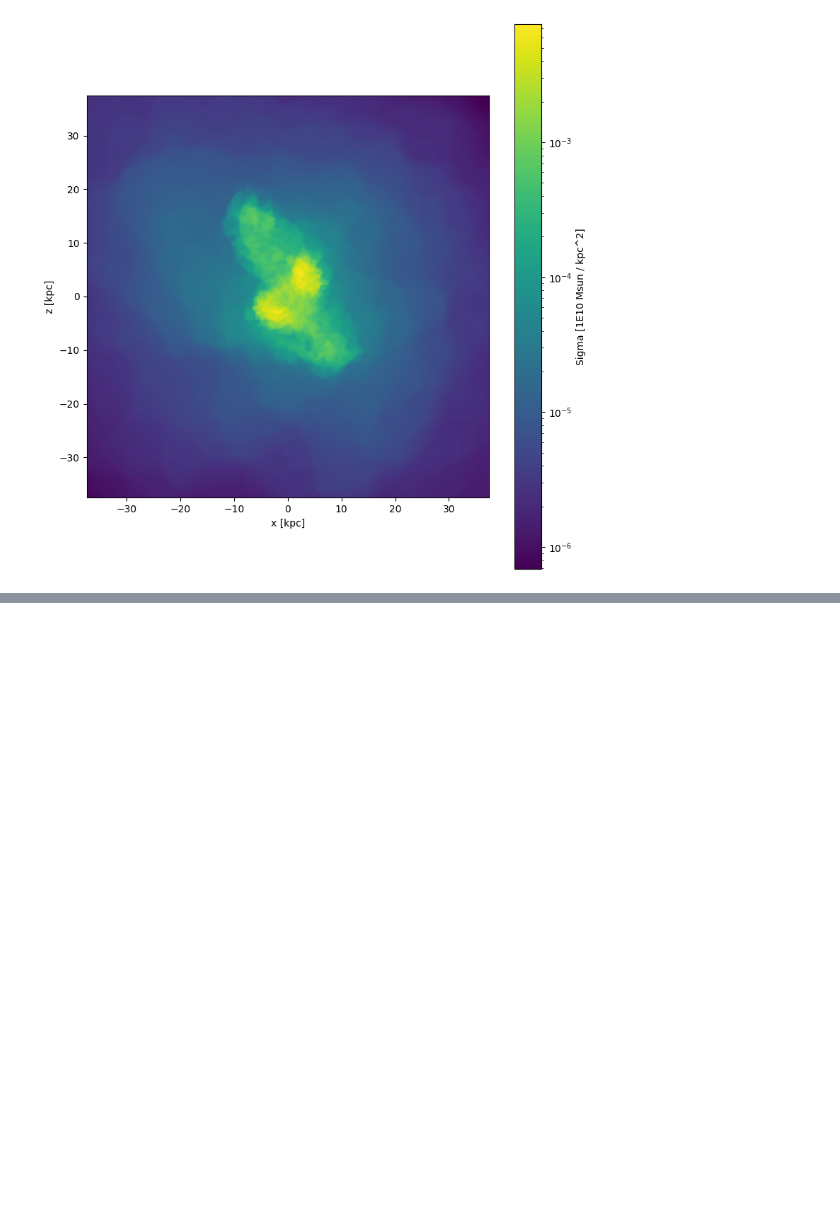
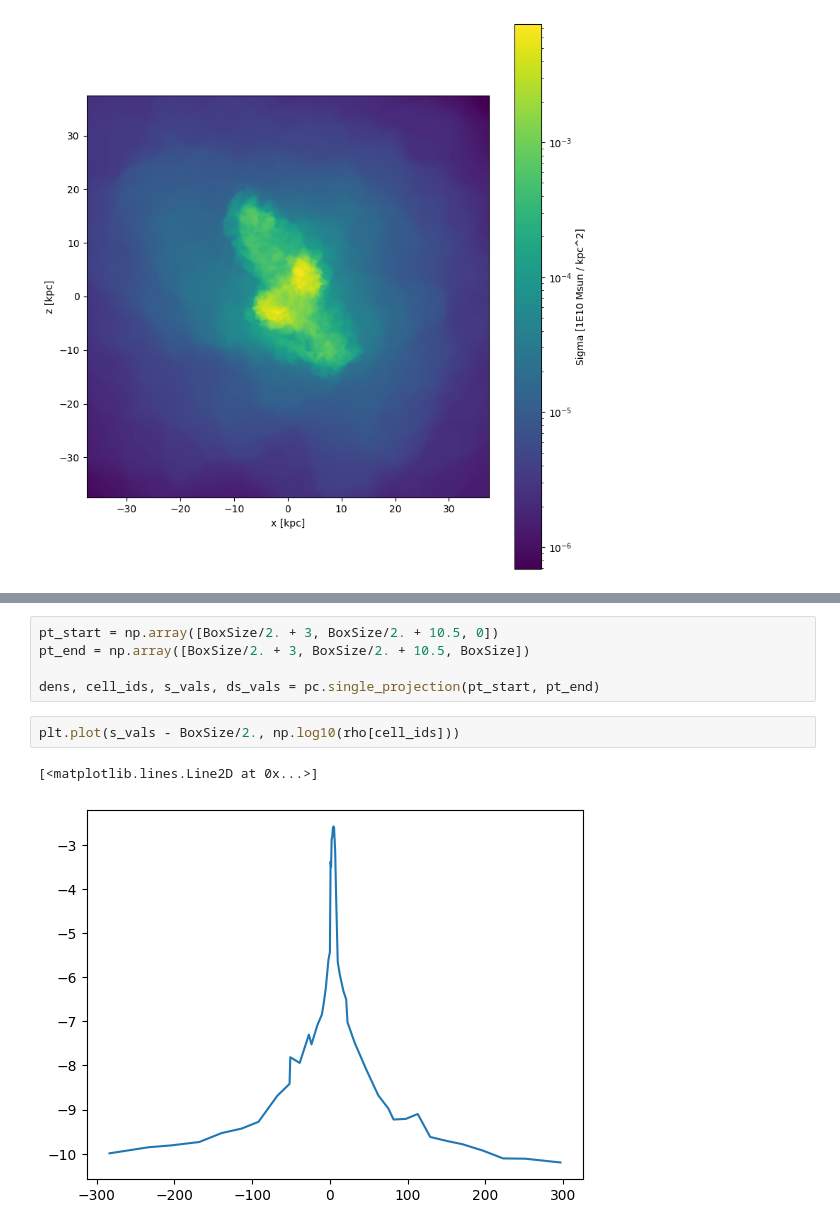
Before and after one commit to gusbeane/vortrace, a Jupyter notebook: notebooks/QuickStart.ipynb, the cells around one changed output, grey strips where cells are left out. Drawn from its saved outputs; the diff is of its cells as text; blank space fills up the shorter version.

```diff
--- a/notebooks/QuickStart.ipynb
+++ b/notebooks/QuickStart.ipynb
@@ -82,0 +117,10 @@ plt.show()
+# %%
+pt_start = np.array([BoxSize/2. + 3, BoxSize/2. + 10.5, 0])
+pt_end = np.array([BoxSize/2. + 3, BoxSize/2. + 10.5, BoxSize])
+
+dens, cell_ids, s_vals, ds_vals = pc.single_projection(pt_start, pt_end)
+# %%
+plt.plot(s_vals - BoxSize/2., np.log10(rho[cell_ids]))
+# %% [output]
+[<matplotlib.lines.Line2D at 0x...>]
+[figure, added]
```
Also changed, not shown: parts of 6 cells of this notebook, 2 other files.
